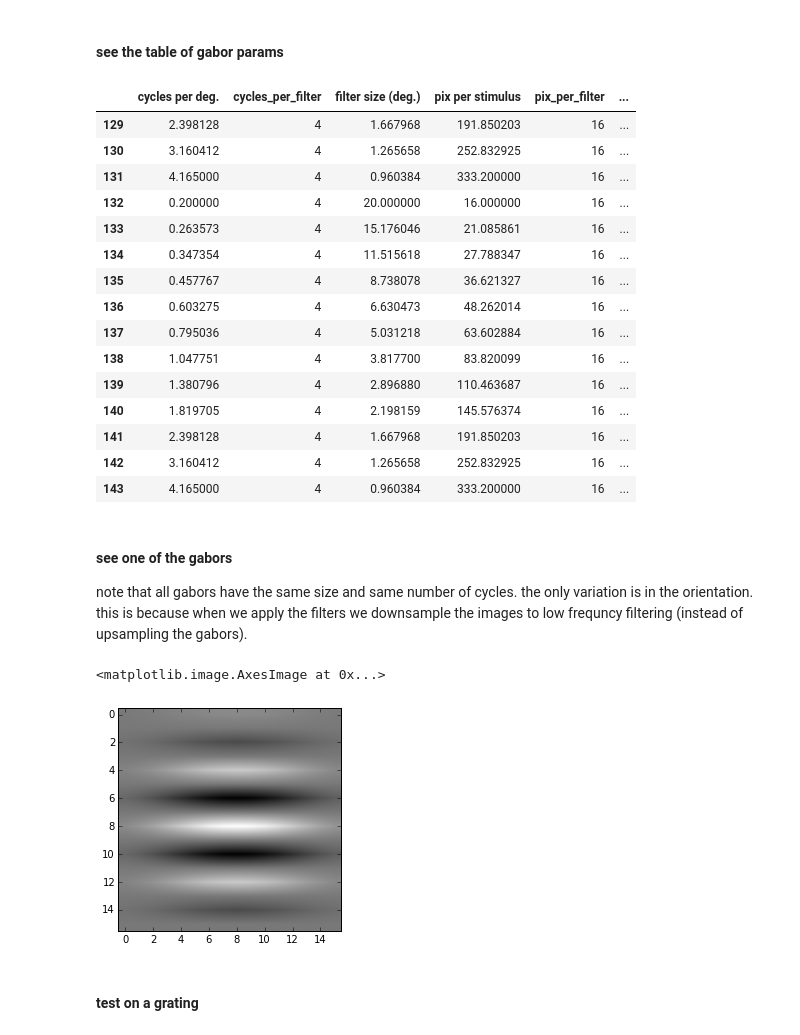
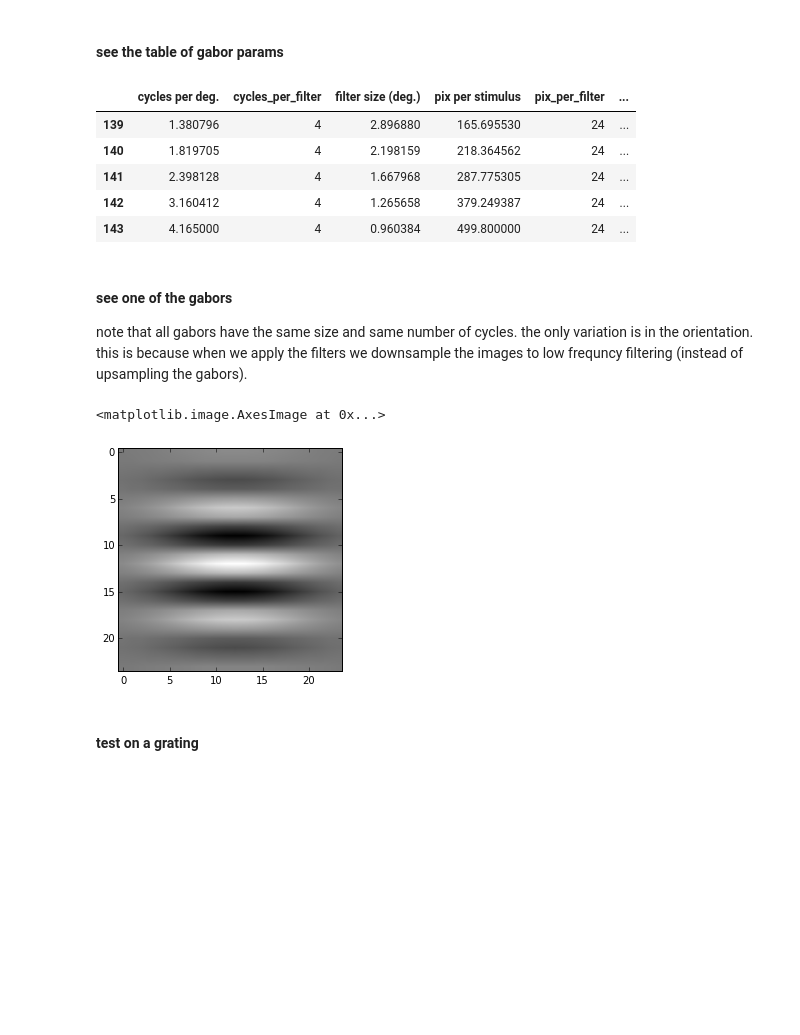
Before and after one commit to ChangdeDu/hrf_fitting, a Jupyter notebook: scripts/hi_resolution_gabor_feature_maps.ipynb, the cells around one changed output. Drawn from its saved outputs; the diff is of its cells as text; code cells hidden in the pictures; blank space fills up the shorter version.

```diff
--- a/scripts/hi_resolution_gabor_feature_maps.ipynb
+++ b/scripts/hi_resolution_gabor_feature_maps.ipynb
@@ -49,7 +55,7 @@ deg_per_stimulus = 20
 lowest_sp_freq = .2 ##cyc/deg
 highest_sp_freq = 4.165
 num_sp_freq = 12
-pix_per_cycle = 4
+pix_per_cycle = 6
 complex_cell = True
 # %% [markdown]
 #### create gabor_feature_map object
@@ -61,24 +67,14 @@ gfm = gabor_feature_maps(n_orientations,
 # %% [markdown]
 #### see the table of gabor params
 # %%
-gfm.gbr_table.tail(15)
+gfm.gbr_table.tail()
 # %% [output]
 |  | cycles per deg. | cycles_per_filter | filter size (deg.) | pix per stimulus | pix_per_filter | ... |
-| 129 | 2.398128 | 4 | 1.667968 | 191.850203 | 16 | ... |
-| 130 | 3.160412 | 4 | 1.265658 | 252.832925 | 16 | ... |
-| 131 | 4.165000 | 4 | 0.960384 | 333.200000 | 16 | ... |
-| 132 | 0.200000 | 4 | 20.000000 | 16.000000 | 16 | ... |
-| 133 | 0.263573 | 4 | 15.176046 | 21.085861 | 16 | ... |
-| 134 | 0.347354 | 4 | 11.515618 | 27.788347 | 16 | ... |
-| 135 | 0.457767 | 4 | 8.738078 | 36.621327 | 16 | ... |
-| 136 | 0.603275 | 4 | 6.630473 | 48.262014 | 16 | ... |
-| 137 | 0.795036 | 4 | 5.031218 | 63.602884 | 16 | ... |
-| 138 | 1.047751 | 4 | 3.817700 | 83.820099 | 16 | ... |
-| 139 | 1.380796 | 4 | 2.896880 | 110.463687 | 16 | ... |
-| 140 | 1.819705 | 4 | 2.198159 | 145.576374 | 16 | ... |
-| 141 | 2.398128 | 4 | 1.667968 | 191.850203 | 16 | ... |
-| 142 | 3.160412 | 4 | 1.265658 | 252.832925 | 16 | ... |
-| 143 | 4.165000 | 4 | 0.960384 | 333.200000 | 16 | ... |
+| 139 | 1.380796 | 4 | 2.896880 | 165.695530 | 24 | ... |
+| 140 | 1.819705 | 4 | 2.198159 | 218.364562 | 24 | ... |
+| 141 | 2.398128 | 4 | 1.667968 | 287.775305 | 24 | ... |
+| 142 | 3.160412 | 4 | 1.265658 | 379.249387 | 24 | ... |
+| 143 | 4.165000 | 4 | 0.960384 | 499.800000 | 24 | ... |
 # %% [markdown]
 #### see one of the gabors
 note that all gabors have the same size and same number of cycles. the only variation is in the orientation. this
@@ -88,7 +84,7 @@ o = 1
 plt.imshow(np.real(gfm.filter_stack[o,0,:,:]),cmap='gray')
 # %% [output]
 <matplotlib.image.AxesImage at 0x...>
-[figure, old version]
+[figure, new version]
 # %% [markdown]
 #### test on a grating
 # %%
```
Also changed, not shown: parts of 8 cells of this notebook, 5 other files.
